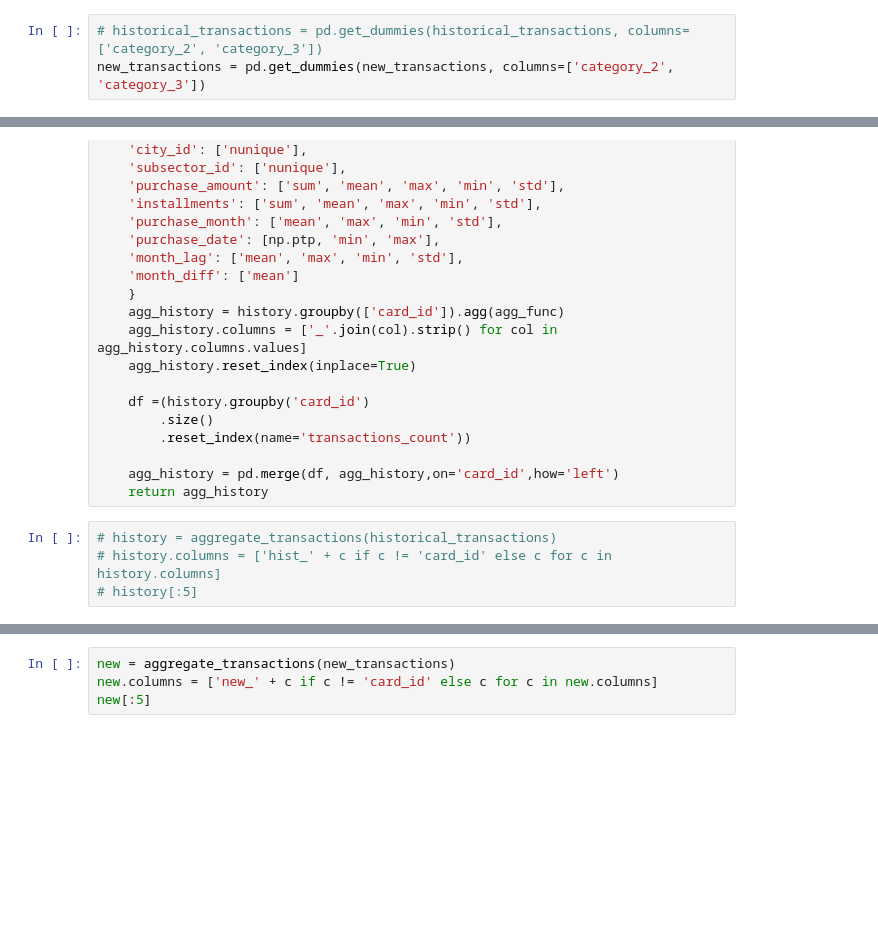
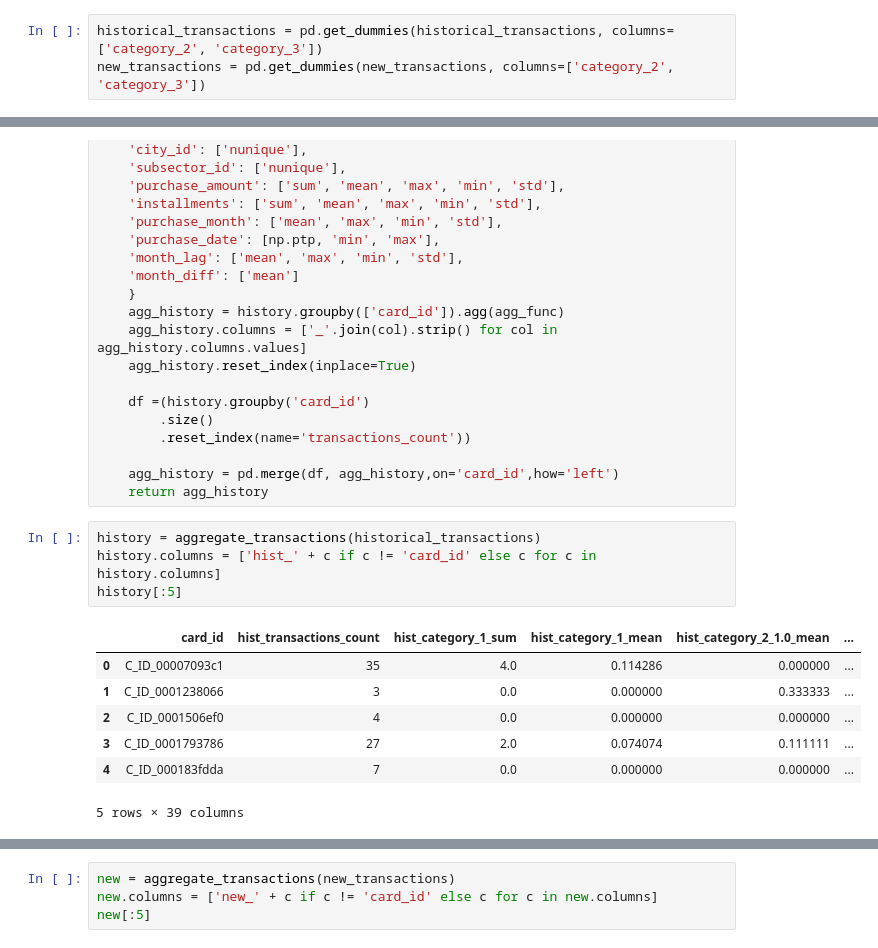
Before and after one commit to gane-dev/DeepLearning, a Jupyter notebook: elo-predictionv3.ipynb, the cells around one changed output, grey strips where cells are left out. Drawn from its saved outputs; the diff is of its cells as text; blank space fills up the shorter version.

```diff
--- a/elo-predictionv3.ipynb
+++ b/elo-predictionv3.ipynb
@@ -92,6 +92,6 @@ del train['target']
 new_transactions['month_diff'] = ((datetime.datetime.today() - new_transactions['purchase_date']).dt.days)//30
 new_transactions['month_diff'] += new_transactions['month_lag']
 # %%
-# historical_transactions = pd.get_dummies(historical_transactions, columns=['category_2', 'category_3'])
+historical_transactions = pd.get_dummies(historical_transactions, columns=['category_2', 'category_3'])
 new_transactions = pd.get_dummies(new_transactions, columns=['category_2', 'category_3'])
 # %%
@@ -151,7 +149,15 @@ def aggregate_transactions(history):
     agg_history = pd.merge(df, agg_history,on='card_id',how='left')
     return agg_history
 # %%
-# history = aggregate_transactions(historical_transactions)
-# history.columns = ['hist_' + c if c != 'card_id' else c for c in history.columns]
-# history[:5]
+history = aggregate_transactions(historical_transactions)
+history.columns = ['hist_' + c if c != 'card_id' else c for c in history.columns]
+history[:5]
+# %% [output]
+|  | card_id | hist_transactions_count | hist_category_1_sum | hist_category_1_mean | hist_category_2_1.0_mean | ... |
+| 0 | C_ID_00007093c1 | 35 | 4.0 | 0.114286 | 0.000000 | ... |
+| 1 | C_ID_0001238066 | 3 | 0.0 | 0.000000 | 0.333333 | ... |
+| 2 | C_ID_0001506ef0 | 4 | 0.0 | 0.000000 | 0.000000 | ... |
+| 3 | C_ID_0001793786 | 27 | 2.0 | 0.074074 | 0.111111 | ... |
+| 4 | C_ID_000183fdda | 7 | 0.0 | 0.000000 | 0.000000 | ... |
+5 rows × 39 columns
 # %%
```
Also changed, not shown: parts of 41 cells of this notebook, 1 other file.
